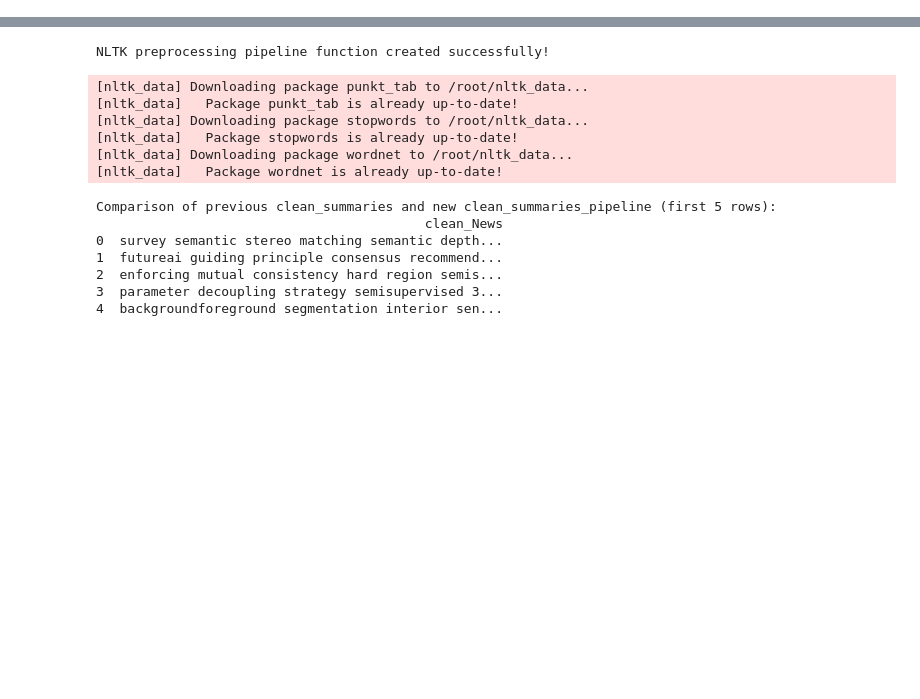
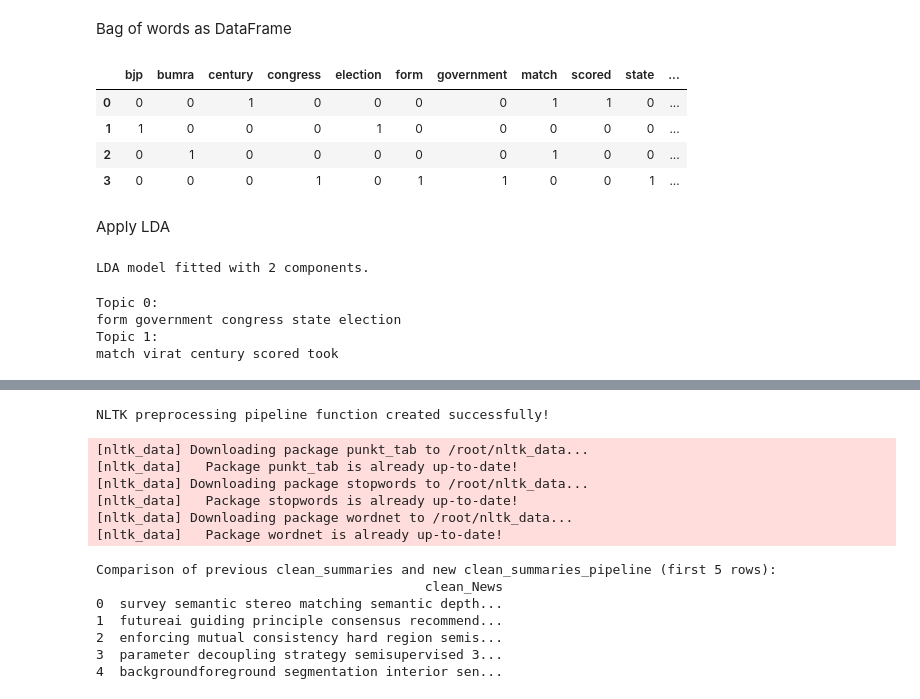
Before and after one commit to 2403a52225-maker/NLP, a Jupyter notebook: 2403A52225_Assignment_6_3(NLP).ipynb, the cells around one changed output, grey strips where cells are left out. Saved outputs shown, nothing was run; the diff lists cells and outputs as text; code cells hidden in the pictures; blank space fills up the shorter version.

```diff
--- a/2403A52225_Assignment_6_3(NLP).ipynb
+++ b/2403A52225_Assignment_6_3(NLP).ipynb
@@ -213,0 +75,10 @@ print(data.head())
+# %%
+from nltk.corpus import stopwords
+
+stop_words = set(stopwords.words('english'))
+
+def remove_stopwords(tokens):
+    return [word for word in tokens if word not in stop_words]
+
+df['news_without_stopwords'] = df['tokenized_news'].apply(remove_stopwords)
+print(df)
@@ -213,0 +99,10 @@ print(data.head())
+# %%
+from nltk.stem import WordNetLemmatizer
+
+lemmatizer = WordNetLemmatizer()
+
+def lemmatize_text(tokens):
+    return [lemmatizer.lemmatize(word) for word in tokens]
+
+df['lemmatized_news'] = df['news_without_stopwords'].apply(lemmatize_text)
+print(df)
@@ -213,0 +129,6 @@ print(data.head())
+# %%
+def rejoin_text(tokens):
+    return ' '.join(tokens)
+
+df['preprocessed_news'] = df['lemmatized_news'].apply(rejoin_text)
+print(df)
@@ -213,0 +155,14 @@ print(data.head())
+# %%
+from sklearn.feature_extraction.text import CountVectorizer
+
+# Initialize CountVectorizer
+vectorizer = CountVectorizer()
+
+# Fit and transform the 'preprocessed_news' column
+bow_matrix = vectorizer.fit_transform(df['preprocessed_news'])
+
+# Display the Bag of Words matrix (sparse matrix) and feature names
+print('Bag of Words Matrix (sparse):')
+print(bow_matrix.toarray())
+print('\nFeature Names (vocabulary):')
+print(vectorizer.get_feature_names_out())
@@ -213,0 +179,39 @@ print(data.head())
+# %% [markdown]
+Bag of words as DataFrame
+# %%
+bow_df = pd.DataFrame(bow_matrix.toarray(), columns=vectorizer.get_feature_names_out())
+display(bow_df)
+# %% [output]
+|  | bjp | bumra | century | congress | election | form | government | match | scored | state | ... |
+| 0 | 0 | 0 | 1 | 0 | 0 | 0 | 0 | 1 | 1 | 0 | ... |
+| 1 | 1 | 0 | 0 | 0 | 1 | 0 | 0 | 0 | 0 | 0 | ... |
+| 2 | 0 | 1 | 0 | 0 | 0 | 0 | 0 | 1 | 0 | 0 | ... |
+| 3 | 0 | 0 | 0 | 1 | 0 | 1 | 1 | 0 | 0 | 1 | ... |
+# %% [markdown]
+Apply LDA
+# %%
+from sklearn.decomposition import LatentDirichletAllocation
+
+# Instantiate LatentDirichletAllocation model
+n_components = 2  # Number of topics
+lda_model = LatentDirichletAllocation(n_components=n_components, random_state=42)
+
+# Fit the LDA model to the Bag of Words matrix
+lda_model.fit(bow_matrix)
+print(f"LDA model fitted with {n_components} components.")
+# %% [output]
+LDA model fitted with 2 components.
+# %%
+feature_names = vectorizer.get_feature_names_out()
+def display_topics(model, feature_names, no_top_words):
+    for topic_idx, topic in enumerate(model.components_):
+        print(f"Topic {topic_idx}:")
+        print(" ".join([feature_names[i] for i in topic.argsort()[:-no_top_words - 1:-1]]))
+
+no_top_words = 5
+display_topics(lda_model, feature_names, no_top_words)
+# %% [output]
+Topic 0:
+form government congress state election
+Topic 1:
+match virat century scored took
```
Also changed, not shown: parts of 59 cells of this notebook.
